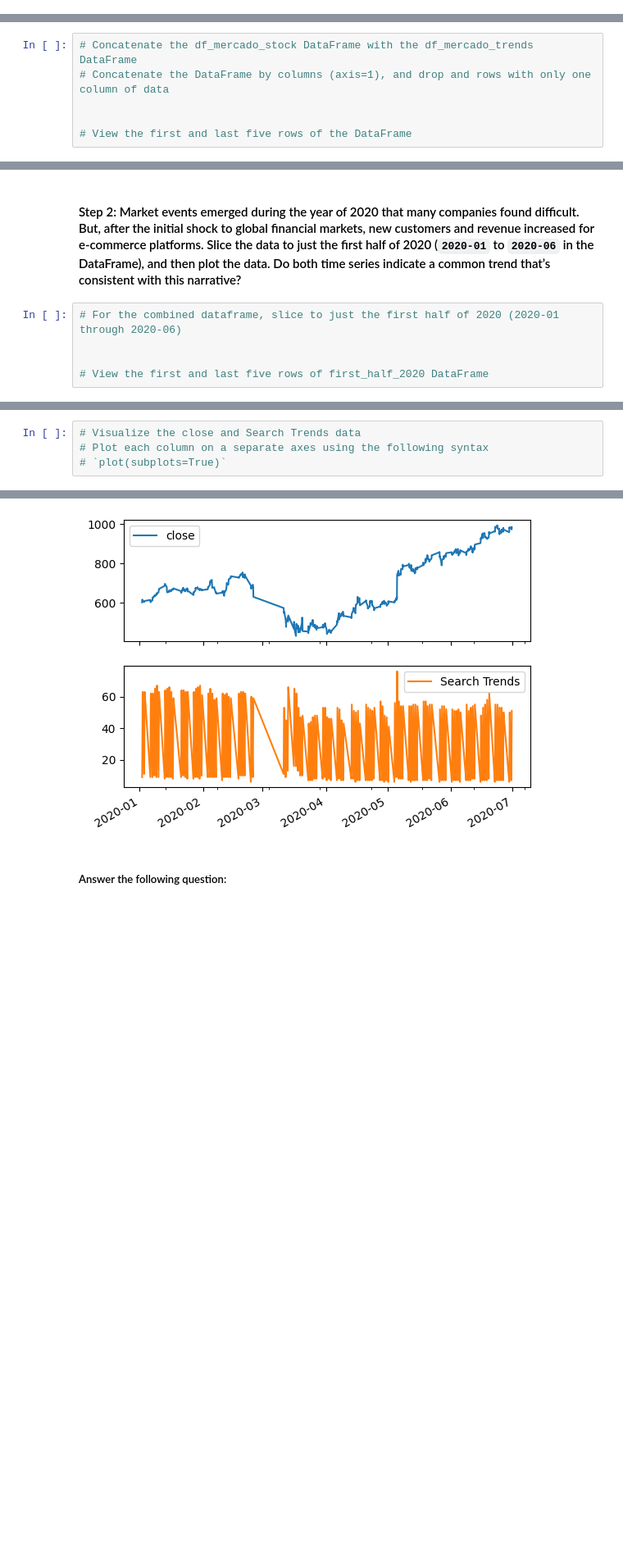
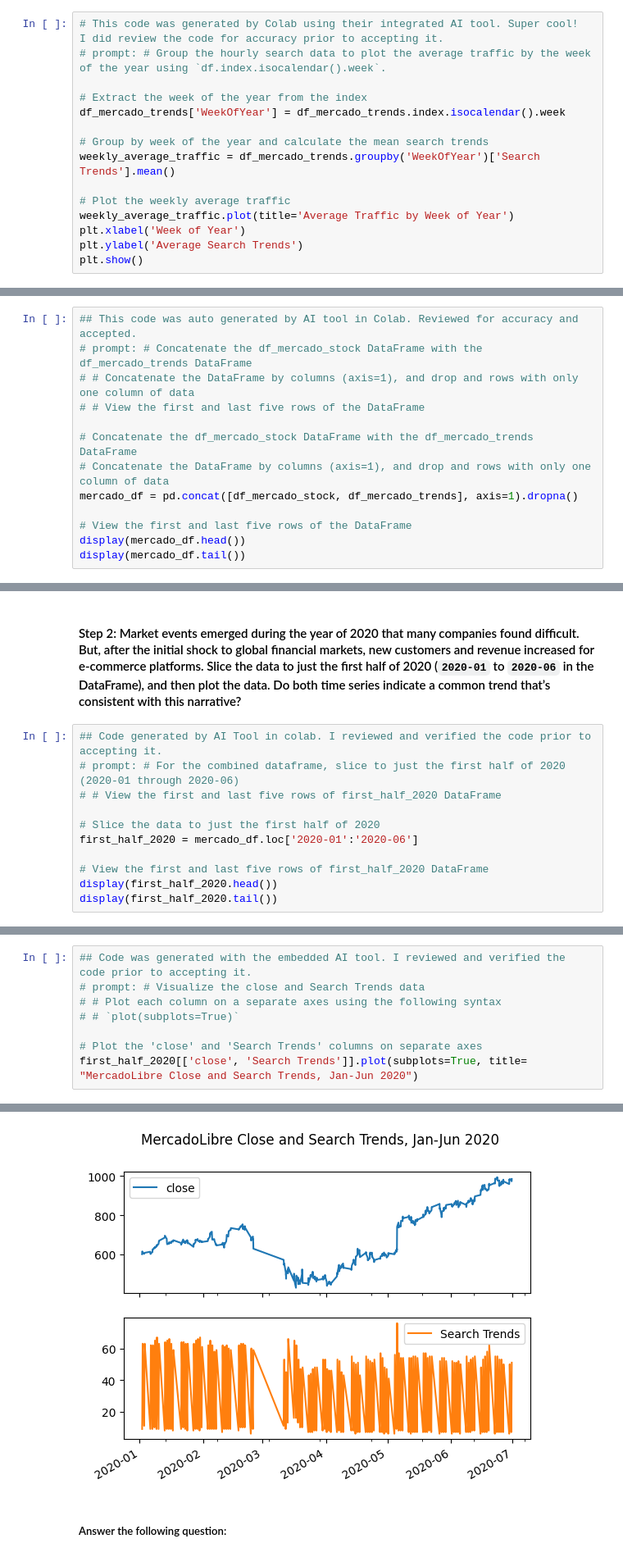
Before and after one commit to cscheese/prophet-challenge, a Jupyter notebook: forecasting_net_prophet.ipynb, the cells around one changed output, grey strips where cells are left out. Shown at 82% size. Drawn from its saved outputs; the diff is of its cells as text; blank space fills up the shorter version.

Commit message:
from Google Colab

```diff
--- a/forecasting_net_prophet.ipynb
+++ b/forecasting_net_prophet.ipynb
@@ -209,0 +214,15 @@ To that end, you want to mine the search traffic data for predictable seasonal p
+# %%
+# This code was generated by Colab using their integrated AI tool. Super cool!  I did review the code for accuracy prior to accepting it.
+# prompt: # Group the hourly search data to plot the average traffic by the week of the year using `df.index.isocalendar().week`.
+
+# Extract the week of the year from the index
+df_mercado_trends['WeekOfYear'] = df_mercado_trends.index.isocalendar().week
+
+# Group by week of the year and calculate the mean search trends
+weekly_average_traffic = df_mercado_trends.groupby('WeekOfYear')['Search Trends'].mean()
+
+# Plot the weekly average traffic
+weekly_average_traffic.plot(title='Average Traffic by Week of Year')
+plt.xlabel('Week of Year')
+plt.ylabel('Average Search Trends')
+plt.show()
@@ -268,7 +296,14 @@ display(df_mercado_stock.tail())
 # %%
+## This code was auto generated by AI tool in Colab. Reviewed for accuracy and accepted.
+# prompt: # Concatenate the df_mercado_stock DataFrame with the df_mercado_trends DataFrame
+# # Concatenate the DataFrame by columns (axis=1), and drop and rows with only one column of data
+# # View the first and last five rows of the DataFrame
+
 # Concatenate the df_mercado_stock DataFrame with the df_mercado_trends DataFrame
 # Concatenate the DataFrame by columns (axis=1), and drop and rows with only one column of data
-
+mercado_df = pd.concat([df_mercado_stock, df_mercado_trends], axis=1).dropna()
 
 # View the first and last five rows of the DataFrame
+display(mercado_df.head())
+display(mercado_df.tail())
 # %% [output]
@@ -287,8 +322,14 @@ display(df_mercado_stock.tail())
 # %% [markdown]
 #### Step 2: Market events emerged during the year of 2020 that many companies found difficult. But, after the initial shock to global financial markets, new customers and revenue increased for e-commerce platforms. Slice the data to just the first half of 2020 (`2020-01` to `2020-06` in the DataFrame), and then plot the data. Do both time series indicate a common trend that’s consistent with this narrative?
 # %%
-# For the combined dataframe, slice to just the first half of 2020 (2020-01 through 2020-06)
+## Code generated by AI Tool in colab. I reviewed and verified the code prior to accepting it.
+# prompt: # For the combined dataframe, slice to just the first half of 2020 (2020-01 through 2020-06)
+# # View the first and last five rows of first_half_2020 DataFrame
 
+# Slice the data to just the first half of 2020
+first_half_2020 = mercado_df.loc['2020-01':'2020-06']
 
 # View the first and last five rows of first_half_2020 DataFrame
+display(first_half_2020.head())
+display(first_half_2020.tail())
 # %% [output]
@@ -307,9 +348,13 @@ display(df_mercado_stock.tail())
 # %%
-# Visualize the close and Search Trends data
-# Plot each column on a separate axes using the following syntax
-# `plot(subplots=True)`
+## Code was generated with the embedded AI tool. I reviewed and verified the code prior to accepting it.
+# prompt: # Visualize the close and Search Trends data
+# # Plot each column on a separate axes using the following syntax
+# # `plot(subplots=True)`
+
+# Plot the 'close' and 'Search Trends' columns on separate axes
+first_half_2020[['close', 'Search Trends']].plot(subplots=True, title= "MercadoLibre Close and Search Trends, Jan-Jun 2020")
 # %% [output]
 array([<Axes: >, <Axes: >], dtype=object)
-[figure, old version]
+[figure, new version]
 # %% [markdown]
 ##### Answer the following question:
```
Also changed, not shown: parts of 51 cells of this notebook, 1 other file.
